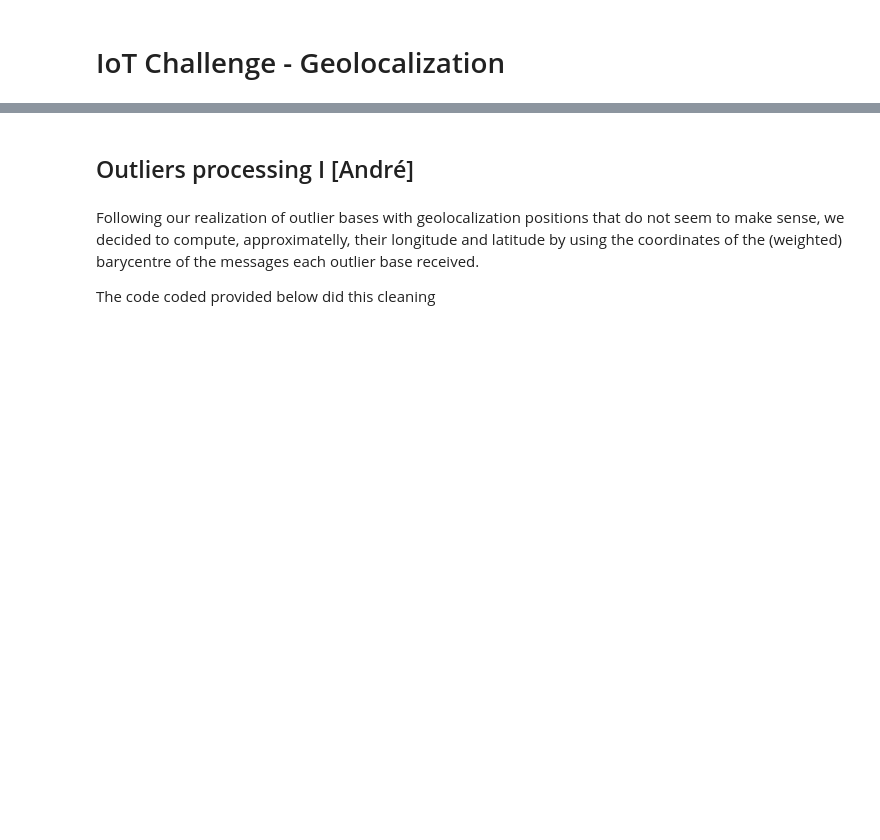
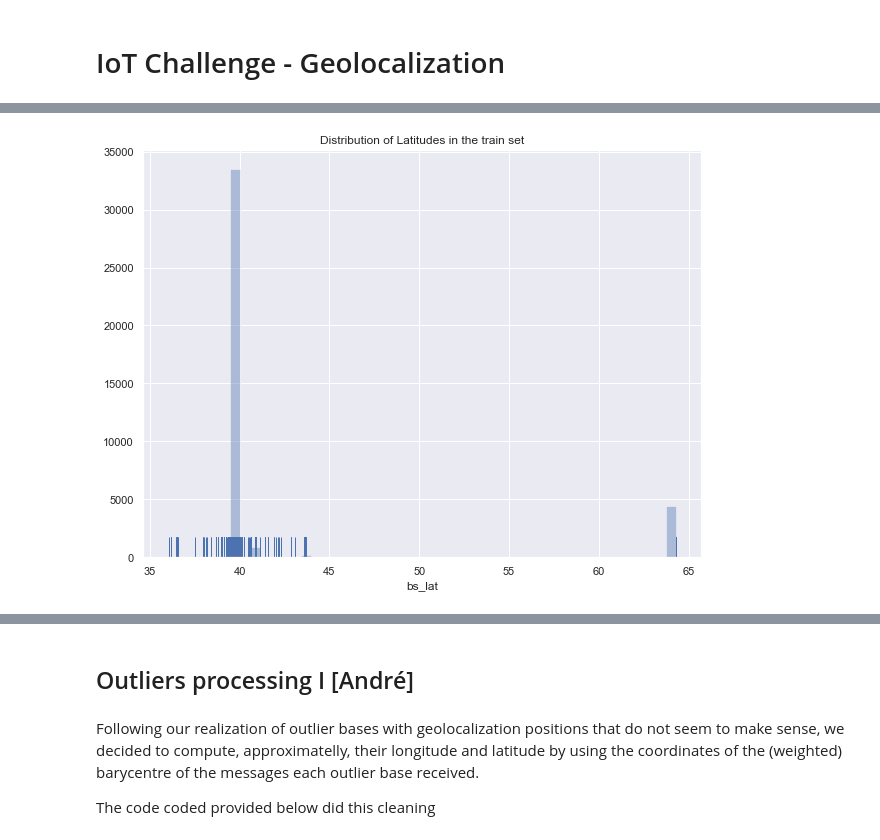
Before and after one commit to mathieubruniquel/IoT_Challenge, a Jupyter notebook: IoT_Geolocalization.ipynb, the cells around one changed output, grey strips where cells are left out. Saved outputs shown, nothing was run; the diff lists cells and outputs as text; code cells hidden in the pictures; blank space fills up the shorter version.

```diff
--- a/IoT_Geolocalization.ipynb
+++ b/IoT_Geolocalization.ipynb
@@ -6,6 +6,12 @@ import numpy as np
 import pandas as pd
 import matplotlib.pyplot as plt
 from geopy.distance import vincenty
+from plotly import offline
+import folium
+import datetime as dt
+import seaborn as sns
+sns.set(rc={'figure.figsize':(10,7.5)})
+
 
 import warnings
 warnings.filterwarnings('ignore')
@@ -21,0 +127,6 @@ pos_train = pd.read_csv('pos_train_list.csv') # position associated to train set
+# %%
+sns.distplot(df_mess_train["bs_lat"], kde=False, rug=True)
+plt.title("Distribution of Latitudes in the train set")
+plt.show()
+# %% [output]
+[figure, added]
```
Also changed, not shown: parts of 11 cells of this notebook.
